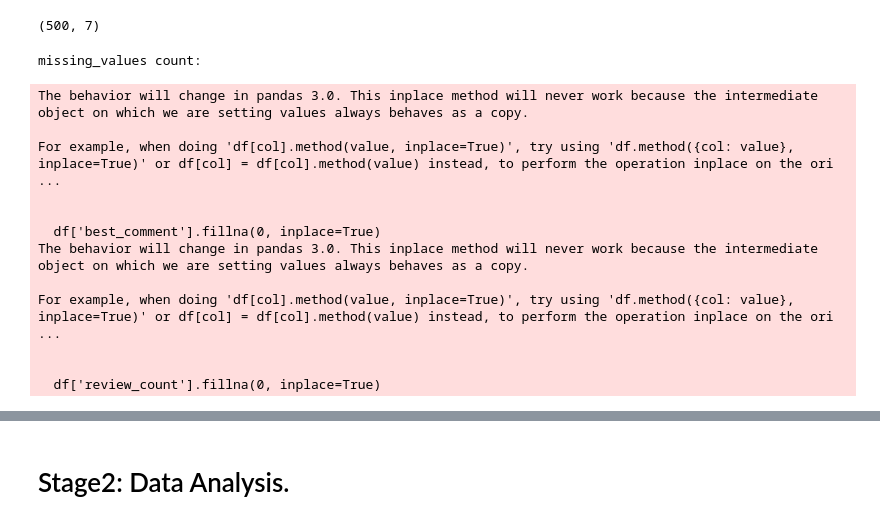
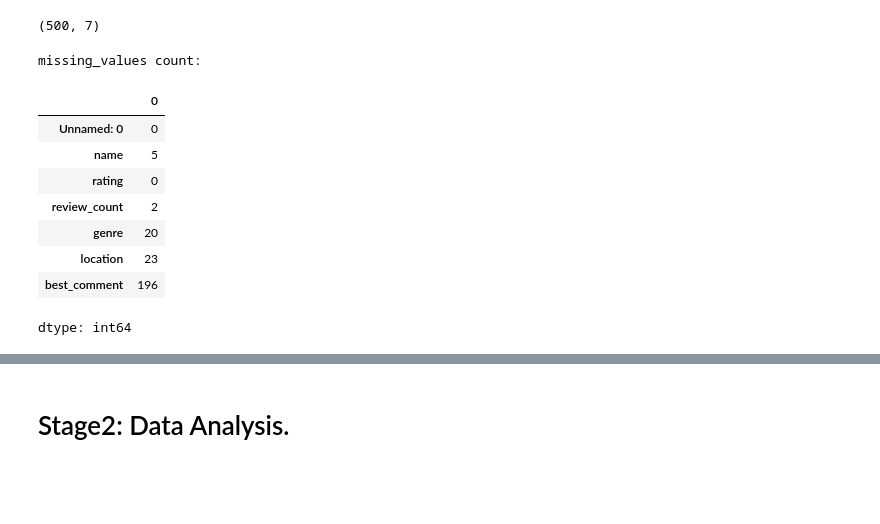
Before and after one commit to wateen-1/AI221-Project, a Jupyter notebook: AI221_AI_Programming_Entertainment_in_KSA_.ipynb, the cells around one changed output, grey strips where cells are left out. Saved outputs shown, nothing was run; the diff lists cells and outputs as text; code cells hidden in the pictures; blank space fills up the shorter version.

```diff
--- a/AI221_AI_Programming_Entertainment_in_KSA_.ipynb
+++ b/AI221_AI_Programming_Entertainment_in_KSA_.ipynb
@@ -68,25 +67,18 @@ df_subset.shape
 # %% [output]
 (500, 7)
 # %%
-# Filling or removing missing values (NaN values).
+# checking(NaN values).
 print (f"missing_values count: ")
 missing_values = df.isnull().sum()
 missing_values
-
-df.dropna(subset=['genre', 'location'], inplace=True)
-df['best_comment'].fillna(0, inplace=True)
-df['review_count'].fillna(0, inplace=True)
 # %% [output]
 missing_values count:
+|  | 0 |
+| Unnamed: 0 | 0 |
+| name | 5 |
+| rating | 0 |
+| review_count | 2 |
+| genre | 20 |
+| location | 23 |
+| best_comment | 196 |
-The behavior will change in pandas 3.0. This inplace method will never work because the intermediate object on which we are setting values always behaves as a copy.
-
-For example, when doing 'df[col].method(value, inplace=True)', try using 'df.method({col: value}, inplace=True)' or df[col] = df[col].method(value) instead, to perform the operation inplace on the ori ...
-
-
-  df['best_comment'].fillna(0, inplace=True)
-The behavior will change in pandas 3.0. This inplace method will never work because the intermediate object on which we are setting values always behaves as a copy.
-
-For example, when doing 'df[col].method(value, inplace=True)', try using 'df.method({col: value}, inplace=True)' or df[col] = df[col].method(value) instead, to perform the operation inplace on the ori ...
-
-
-  df['review_count'].fillna(0, inplace=True)
+dtype: int64
```
Also changed, not shown: parts of 22 cells of this notebook.
